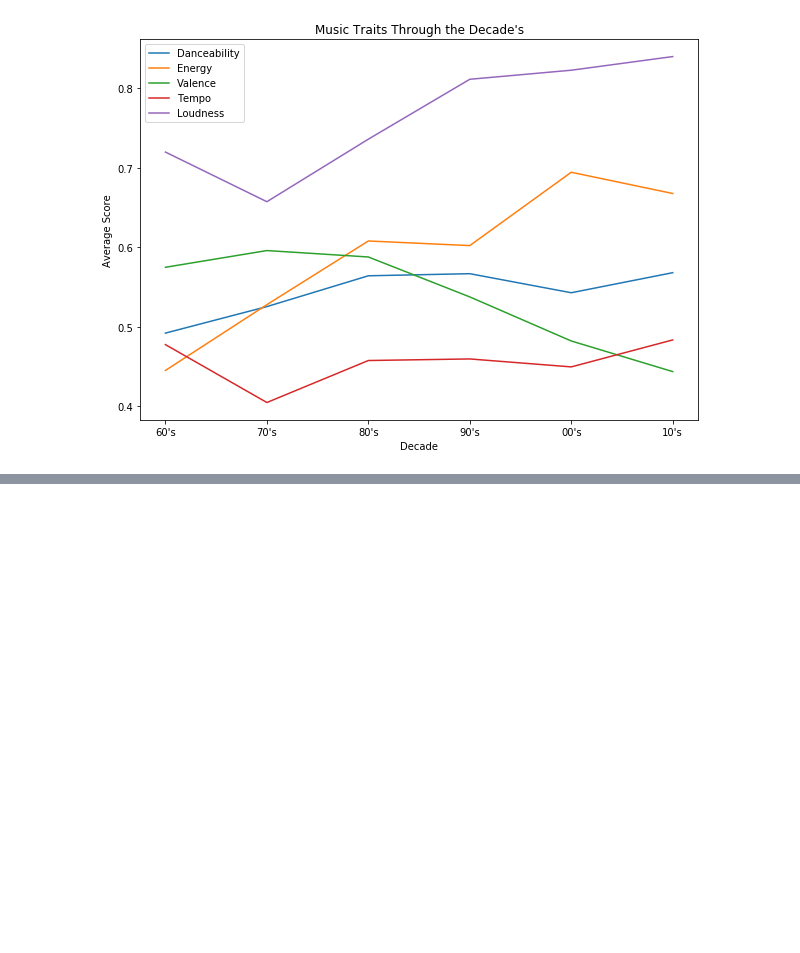
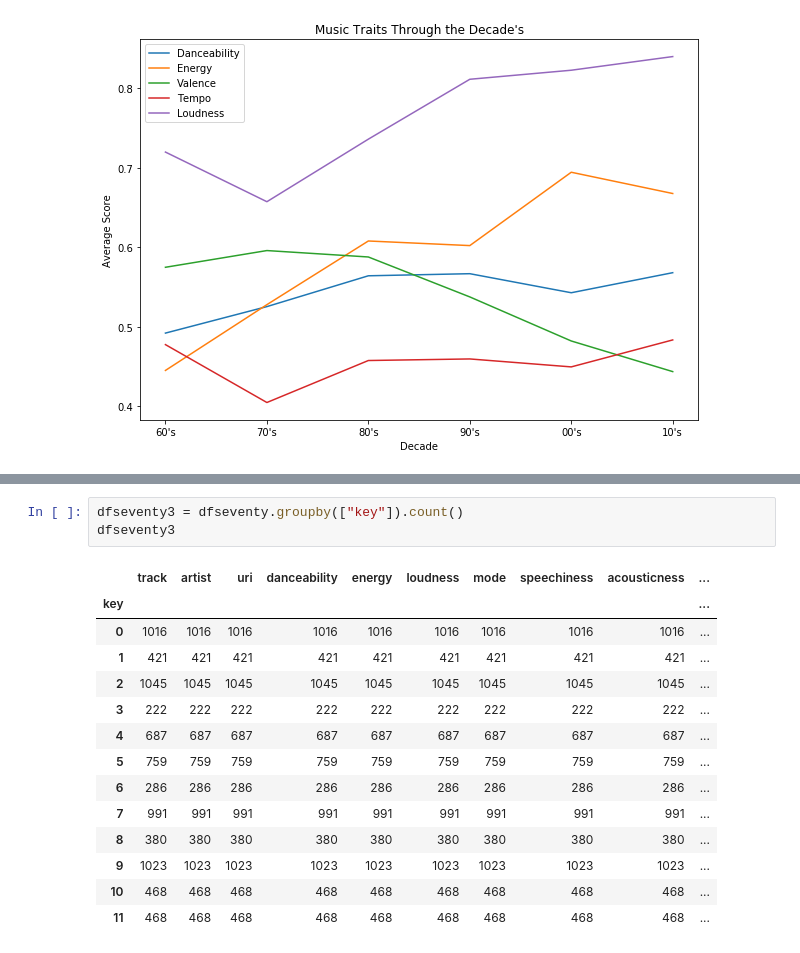
Before and after one commit to zsvorenova/Group_Three, a Jupyter notebook: carol.ipynb, the cells around one changed output, grey strips where cells are left out. Cells and saved outputs as stored; diff of their text form; blank space fills up the shorter version.

```diff
--- a/carol.ipynb
+++ b/carol.ipynb
@@ -1150,0 +1257,18 @@ plt.savefig('output.png')
+# %%
+dfseventy3 = dfseventy.groupby(["key"]).count()
+dfseventy3
+# %% [output]
+|  | track | artist | uri | danceability | energy | loudness | mode | speechiness | acousticness | ... |
+| key |  |  |  |  |  |  |  |  |  | ... |
+| 0 | 1016 | 1016 | 1016 | 1016 | 1016 | 1016 | 1016 | 1016 | 1016 | ... |
+| 1 | 421 | 421 | 421 | 421 | 421 | 421 | 421 | 421 | 421 | ... |
+| 2 | 1045 | 1045 | 1045 | 1045 | 1045 | 1045 | 1045 | 1045 | 1045 | ... |
+| 3 | 222 | 222 | 222 | 222 | 222 | 222 | 222 | 222 | 222 | ... |
+| 4 | 687 | 687 | 687 | 687 | 687 | 687 | 687 | 687 | 687 | ... |
+| 5 | 759 | 759 | 759 | 759 | 759 | 759 | 759 | 759 | 759 | ... |
+| 6 | 286 | 286 | 286 | 286 | 286 | 286 | 286 | 286 | 286 | ... |
+| 7 | 991 | 991 | 991 | 991 | 991 | 991 | 991 | 991 | 991 | ... |
+| 8 | 380 | 380 | 380 | 380 | 380 | 380 | 380 | 380 | 380 | ... |
+| 9 | 1023 | 1023 | 1023 | 1023 | 1023 | 1023 | 1023 | 1023 | 1023 | ... |
+| 10 | 468 | 468 | 468 | 468 | 468 | 468 | 468 | 468 | 468 | ... |
+| 11 | 468 | 468 | 468 | 468 | 468 | 468 | 468 | 468 | 468 | ... |
```
Also changed, not shown: parts of 27 cells of this notebook, 2 other files.
